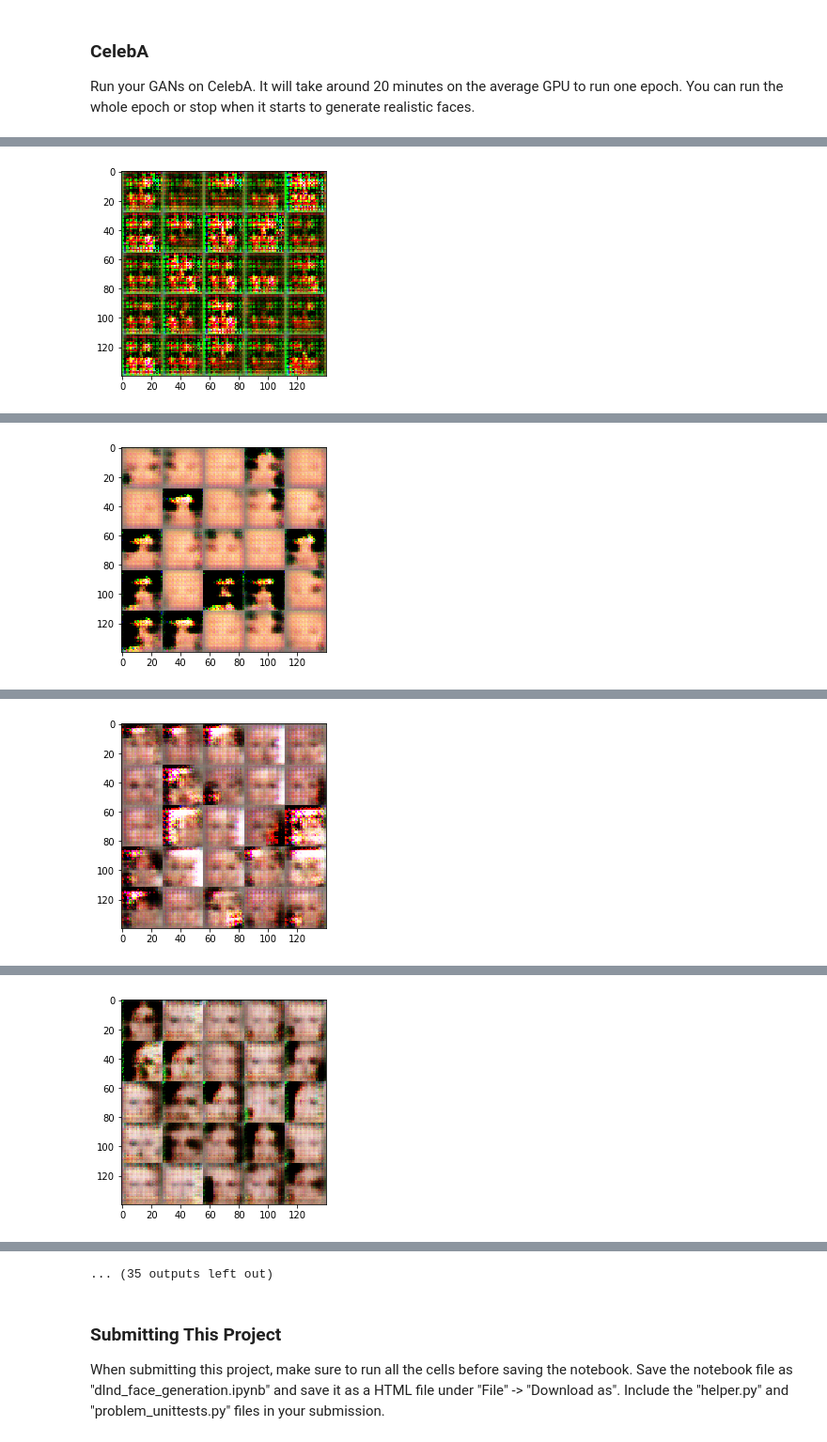
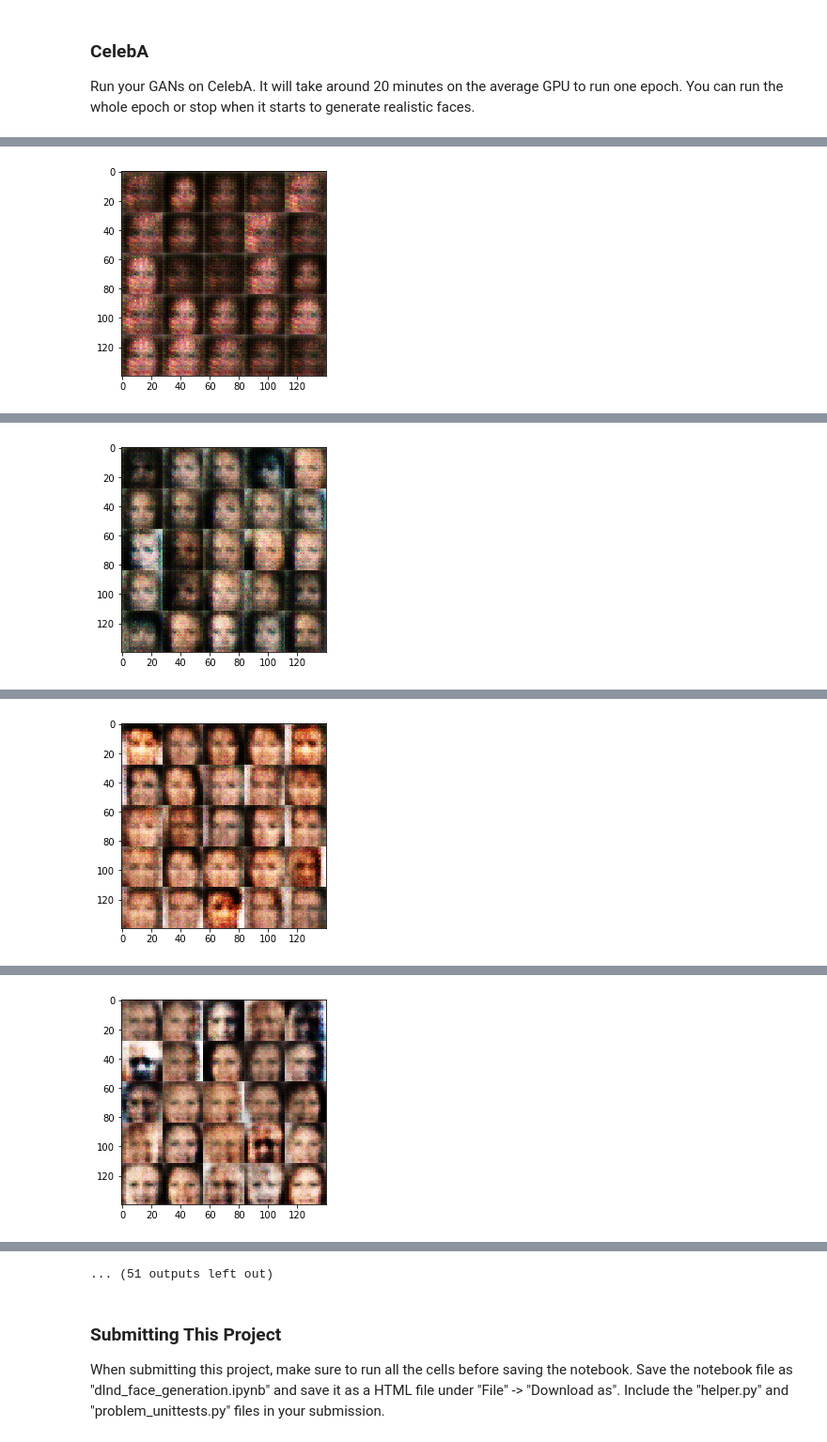
Before and after one commit to samindaa/deep-learning, a Jupyter notebook: face_generation/dlnd_face_generation.ipynb, the cells around one changed output, grey strips where cells are left out. Shown at 94% size. Drawn from its saved outputs; the diff is of its cells as text; code cells hidden in the pictures.

```diff
--- a/face_generation/dlnd_face_generation.ipynb
+++ b/face_generation/dlnd_face_generation.ipynb
@@ -210,21 +202,24 @@ def generator(z, out_channel_dim, is_train=True):
 
     with tf.variable_scope('generator', reuse=not is_train):
         # First fully connected layer
-        x1 = tf.layers.dense(z, 4 * 4 * size_mult * 4)
+        x1 = tf.layers.dense(z, 2 * 2 * size_mult * 8)
         # Reshape it to start the convolutional stack
-        x1 = tf.reshape(x1, (-1, 4, 4, size_mult * 4))
+        x1 = tf.reshape(x1, (-1, 2, 2, size_mult * 8))
         x1 = tf.layers.batch_normalization(x1, training=is_train)
         x1 = tf.maximum(alpha * x1, x1)
 
-        x2 = tf.layers.conv2d_transpose(x1, size_mult * 2, 5, strides=2, padding='same')
+        x2 = tf.layers.conv2d_transpose(x1, size_mult * 4, 5, strides=2,
+                                        kernel_initializer=tf.contrib.layers.xavier_initializer(), padding='valid')
         x2 = tf.layers.batch_normalization(x2, training=is_train)
         x2 = tf.maximum(alpha * x2, x2)
 
-        x3 = tf.layers.conv2d_transpose(x2, size_mult, 3, strides=3, padding='same')
+        x3 = tf.layers.conv2d_transpose(x2, size_mult * 2, 5, strides=2,
+                                        kernel_initializer=tf.contrib.layers.xavier_initializer(), padding='same')
         x3 = tf.layers.batch_normalization(x3, training=is_train)
         x3 = tf.maximum(alpha * x3, x3)
 
-        logits = tf.layers.conv2d_transpose(x3, out_channel_dim, 5, strides=1, padding='valid')
+        logits = tf.layers.conv2d_transpose(x3, out_channel_dim, 5, strides=2,
+                                            kernel_initializer=tf.contrib.layers.xavier_initializer(), padding='same')
         out = tf.tanh(logits)
 
         return out
@@ -398,8 +392,13 @@ def train(epoch_count, batch_size, z_dim, learning_rate, beta1, get_batches, dat
                 _ = sess.run(d_train_opt, feed_dict={input_real: batch_images,
                                                      input_z: batch_z,
                                                      lr: learning_rate})
+
                 _ = sess.run(g_train_opt, feed_dict={input_z: batch_z,
                                                      lr: learning_rate})
+                # Run g_train_opt twice
+                _ = sess.run(g_train_opt, feed_dict={input_z: batch_z,
+                                                     lr: learning_rate})
+
                 if steps % print_loss_step == 0:
                     train_loss_d = d_loss.eval({input_z: batch_z, input_real: batch_images})
                     train_loss_g = g_loss.eval({input_z: batch_z})
@@ -474,7 +473,7 @@ Run your GANs on CelebA.  It will take around 20 minutes on the average GPU to r
 # %%
 batch_size = 64
 z_dim = 100
-learning_rate = 0.002
+learning_rate = 0.0002
 beta1 = 0.5
 
 
@@ -496 +495 @@ Epoch 1/1... Discriminator Loss: 0.3429... Generator Loss: 6.6322
-[figure, old version]
+[figure, new version]
@@ -502 +501 @@ Epoch 1/1... Discriminator Loss: 0.7843... Generator Loss: 1.6483
-[figure, old version]
+[figure, new version]
@@ -508 +507 @@ Epoch 1/1... Discriminator Loss: 0.7912... Generator Loss: 1.2738
-[figure, old version]
+[figure, new version]
@@ -514 +513 @@ Epoch 1/1... Discriminator Loss: 0.8661... Generator Loss: 1.4101
-[figure, old version]
+[figure, new version]
@@ -527,4 +526,4 @@ Epoch 1/1... Discriminator Loss: 1.0611... Generator Loss: 1.1887
-... (35 outputs left out)
+... (51 outputs left out)
 # %% [markdown]
 ### Submitting This Project
 When submitting this project, make sure to run all the cells before saving the notebook. Save the notebook file as "dlnd_face_generation.ipynb" and save it as a HTML file under "File" -> "Download as". Include the "helper.py" and "problem_unittests.py" files in your submission.
```
Also changed, not shown: parts of 4 cells of this notebook.
